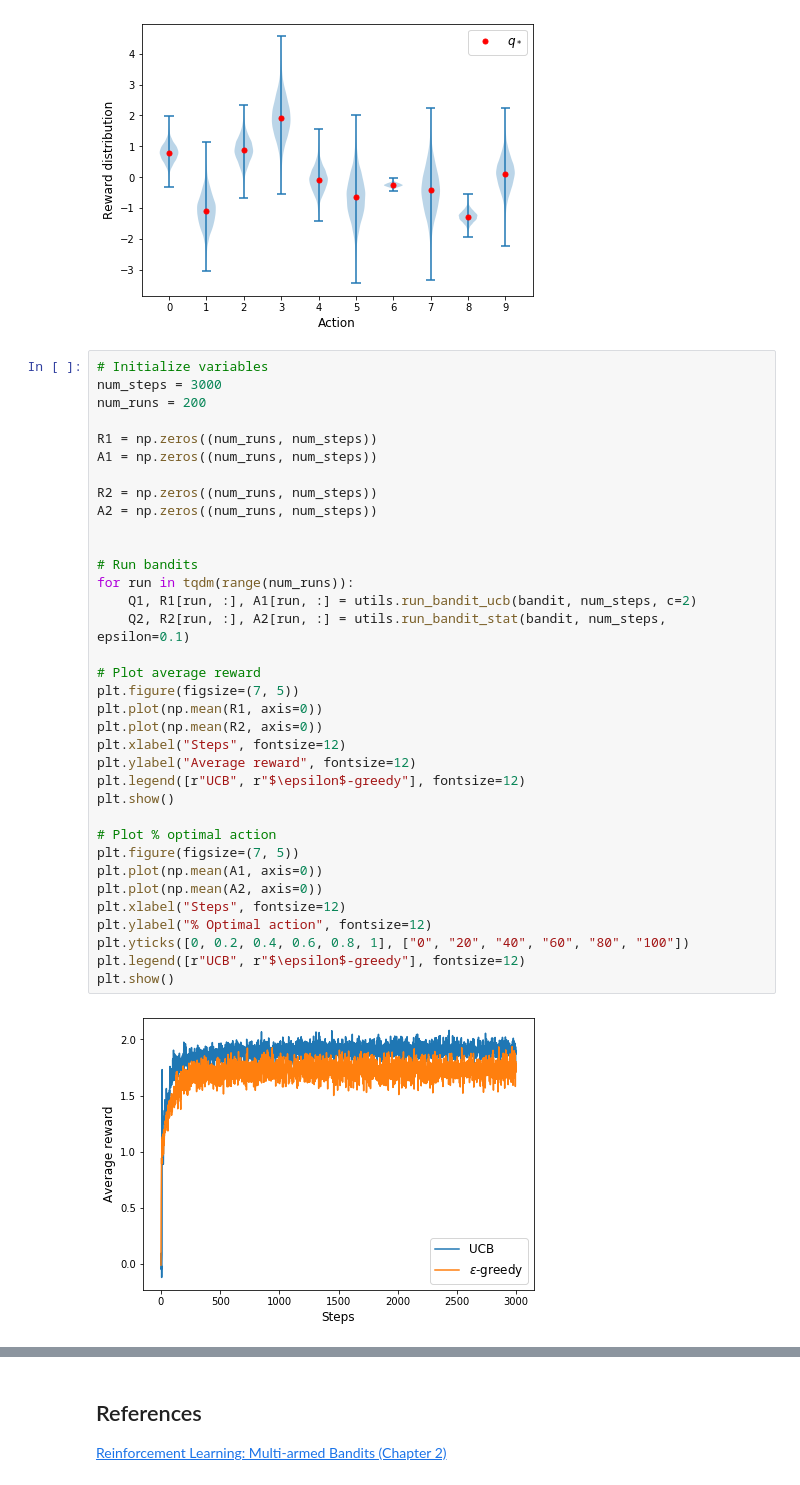
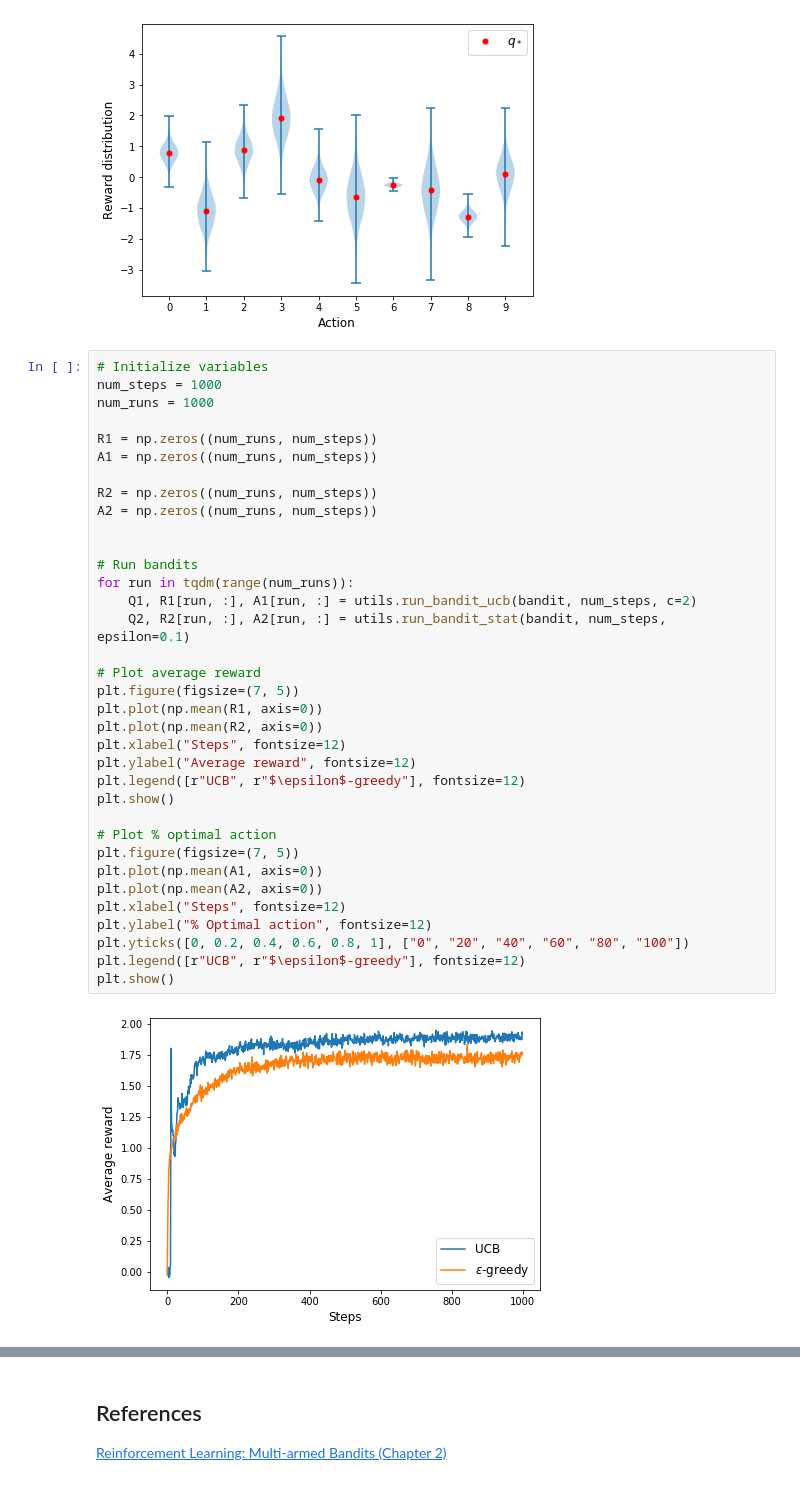
Before and after one commit to sgalella/kArmedBandit, a Jupyter notebook: notebooks/upperConfidenceBound.ipynb, the cells around one changed output, grey strips where cells are left out. Cells and saved outputs as stored; diff of their text form.

```diff
--- a/notebooks/upperConfidenceBound.ipynb
+++ b/notebooks/upperConfidenceBound.ipynb
@@ -32,38 +32,38 @@ plt.show()
 [figure]
 # %%
 # Initialize variables
-num_steps = 3000
-num_runs = 200
+num_steps = 1000
+num_runs = 1000
 
 R1 = np.zeros((num_runs, num_steps))
 A1 = np.zeros((num_runs, num_steps))
 
 R2 = np.zeros((num_runs, num_steps))
 A2 = np.zeros((num_runs, num_steps))
 
 
 # Run bandits
 for run in tqdm(range(num_runs)):
     Q1, R1[run, :], A1[run, :] = utils.run_bandit_ucb(bandit, num_steps, c=2)
     Q2, R2[run, :], A2[run, :] = utils.run_bandit_stat(bandit, num_steps, epsilon=0.1)
 
 # Plot average reward
 plt.figure(figsize=(7, 5))
 plt.plot(np.mean(R1, axis=0))
 plt.plot(np.mean(R2, axis=0))
 plt.xlabel("Steps", fontsize=12)
 plt.ylabel("Average reward", fontsize=12)
 plt.legend([r"UCB", r"$\epsilon$-greedy"], fontsize=12)
 plt.show()
 
 # Plot % optimal action
 plt.figure(figsize=(7, 5))
 plt.plot(np.mean(A1, axis=0))
 plt.plot(np.mean(A2, axis=0))
 plt.xlabel("Steps", fontsize=12)
 plt.ylabel("% Optimal action", fontsize=12)
 plt.yticks([0, 0.2, 0.4, 0.6, 0.8, 1], ["0", "20", "40", "60", "80", "100"])
 plt.legend([r"UCB", r"$\epsilon$-greedy"], fontsize=12)
 plt.show()
 # %% [output]
-[figure, old version]
+[figure, new version]
```
Also changed, not shown: parts of 1 cell of this notebook, 3 other files.
